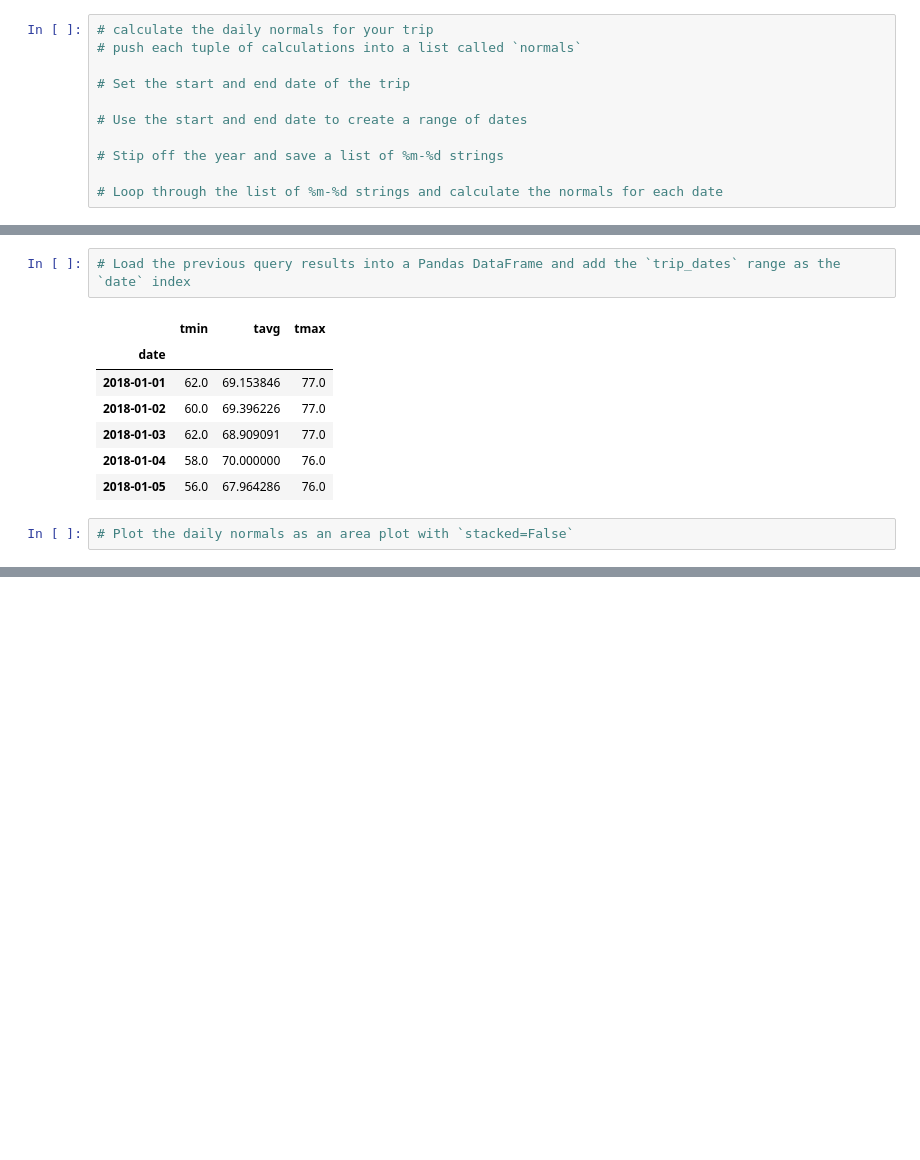
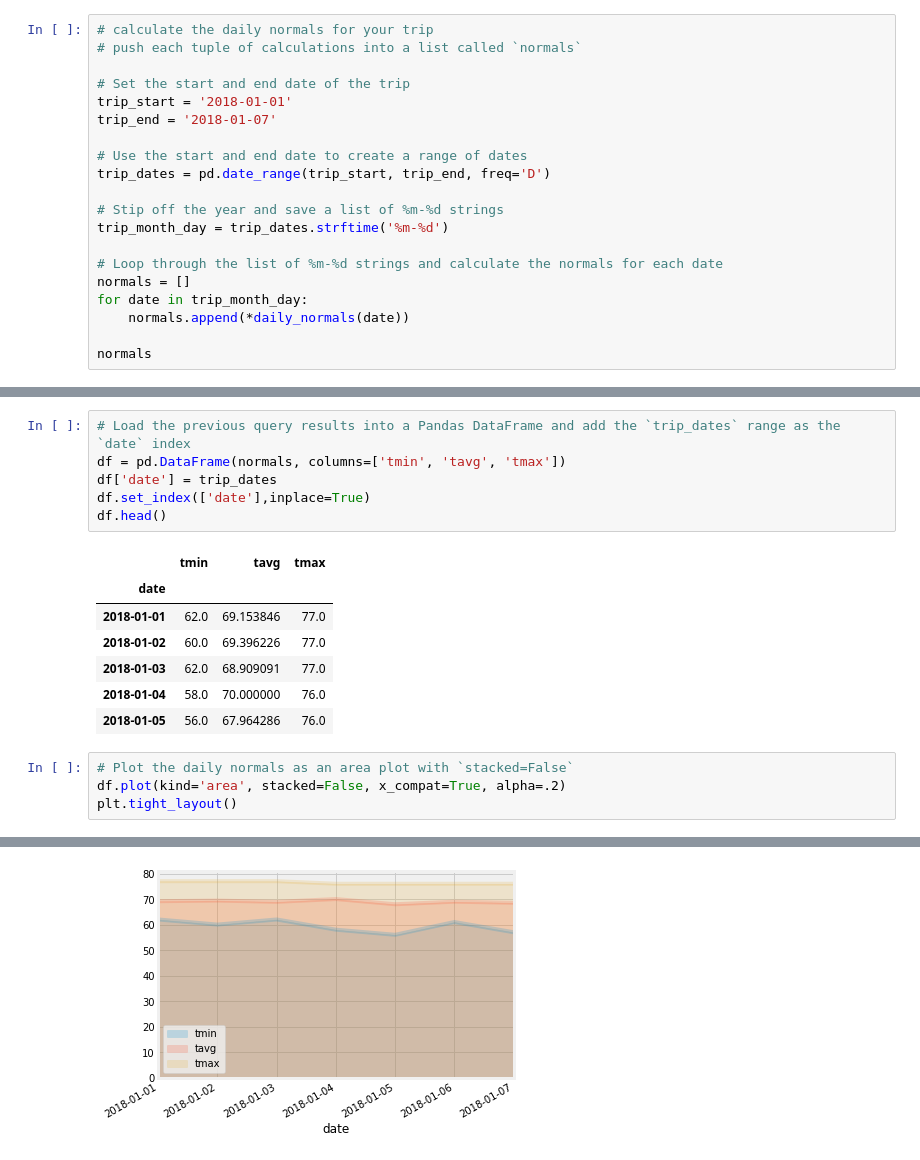
Before and after one commit to daluongo/DLuongo_HW_10_SQLALCHEMY, a Jupyter notebook: Climate_Analysis.ipynb, the cells around one changed output, grey strips where cells are left out. Drawn from its saved outputs; the diff is of its cells as text; blank space fills up the shorter version.

```diff
--- a/Climate_Analysis.ipynb
+++ b/Climate_Analysis.ipynb
@@ -215,12 +215,21 @@ daily_normals("01-01")
 # push each tuple of calculations into a list called `normals`
 
 # Set the start and end date of the trip
+trip_start = '2018-01-01'
+trip_end = '2018-01-07'
 
 # Use the start and end date to create a range of dates
+trip_dates = pd.date_range(trip_start, trip_end, freq='D')
 
 # Stip off the year and save a list of %m-%d strings
+trip_month_day = trip_dates.strftime('%m-%d')
 
 # Loop through the list of %m-%d strings and calculate the normals for each date
+normals = []
+for date in trip_month_day:
+    normals.append(*daily_normals(date))
+
+normals
 # %% [output]
 [(62.0, 69.15384615384616, 77.0),
  (60.0, 69.39622641509433, 77.0),
@@ -231,6 +240,10 @@ daily_normals("01-01")
  (57.0, 68.54385964912281, 76.0)]
 # %%
 # Load the previous query results into a Pandas DataFrame and add the `trip_dates` range as the `date` index
+df = pd.DataFrame(normals, columns=['tmin', 'tavg', 'tmax'])
+df['date'] = trip_dates
+df.set_index(['date'],inplace=True)
+df.head()
 # %% [output]
 |  | tmin | tavg | tmax |
 | date |  |  |  |
@@ -241,4 +254,6 @@ daily_normals("01-01")
 | 2018-01-05 | 56.0 | 67.964286 | 76.0 |
 # %%
 # Plot the daily normals as an area plot with `stacked=False`
+df.plot(kind='area', stacked=False, x_compat=True, alpha=.2)
+plt.tight_layout()
 # %% [output]
@@ -246,0 +260 @@ daily_normals("01-01")
+[figure, added]
```
Also changed, not shown: parts of 2 cells of this notebook, 1 other file.
